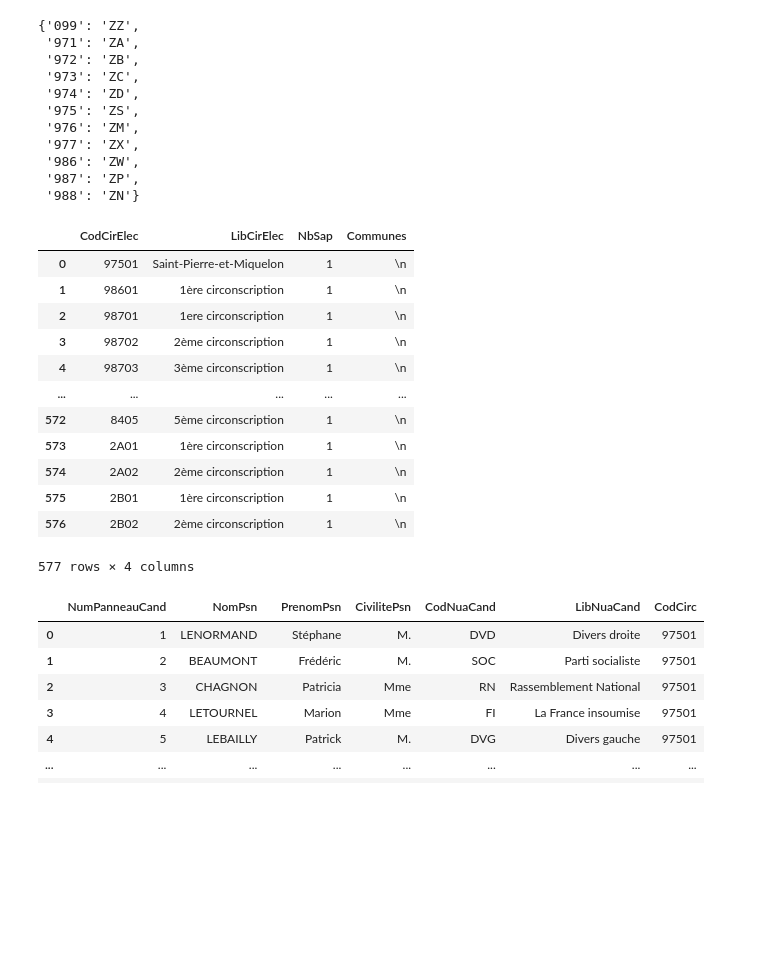
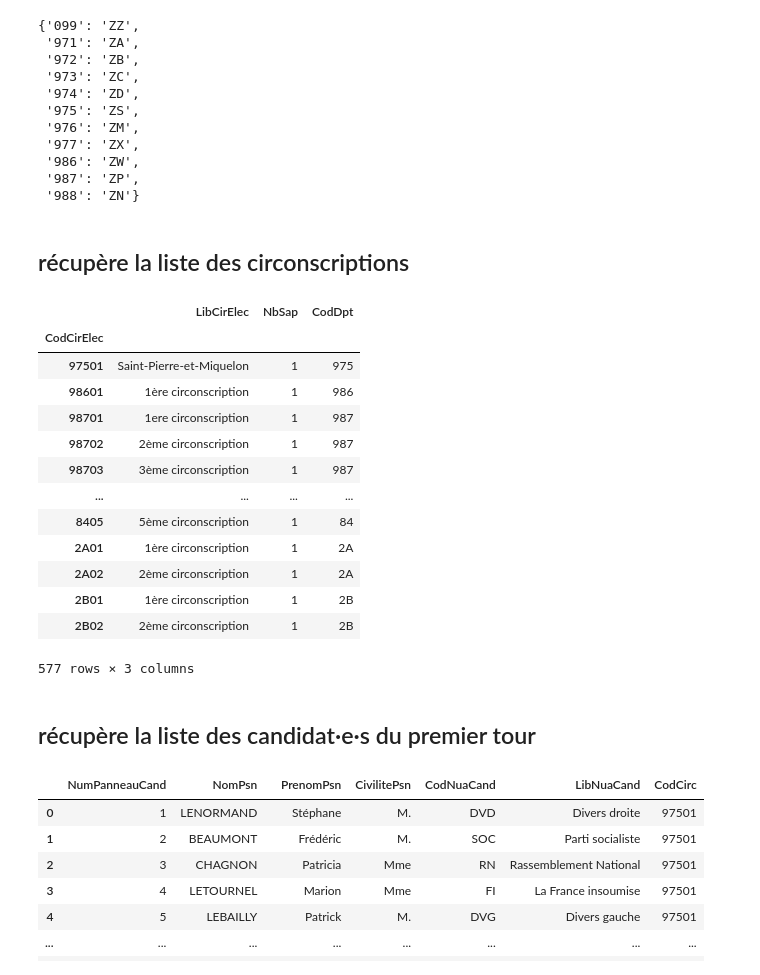
Before and after one commit to taniki/legislatives-2024, a Jupyter notebook: prep_lg2024.ipynb, the cells around one changed output. Saved outputs shown, nothing was run; the diff lists cells and outputs as text; code cells hidden in the pictures; blank space fills up the shorter version.

```diff
--- a/prep_lg2024.ipynb
+++ b/prep_lg2024.ipynb
@@ -42,3 +42,5 @@ mapping_dept
 # )
 
 # candidats_dgfr
+# %% [markdown]
+## récupère la liste des circonscriptions
@@ -45,24 +49,30 @@ mapping_dept
 # %%
 circonscriptions = (
     pd
     .read_xml(
         territoires_url,
         xpath='.//Circonscription'
     )
+    .assign(
+        CodDpt = lambda df: df.CodCirElec.str[:-2]
+    )
+    .set_index('CodCirElec')
+    .drop(['Communes'], axis=1)
 )
 
 circonscriptions
 # %% [output]
-|  | CodCirElec | LibCirElec | NbSap | Communes |
-| 0 | 97501 | Saint-Pierre-et-Miquelon | 1 | \n |
-| 1 | 98601 | 1ère circonscription | 1 | \n |
-| 2 | 98701 | 1ere circonscription | 1 | \n |
-| 3 | 98702 | 2ème circonscription | 1 | \n |
-| 4 | 98703 | 3ème circonscription | 1 | \n |
-| ... | ... | ... | ... | ... |
-| 572 | 8405 | 5ème circonscription | 1 | \n |
-| 573 | 2A01 | 1ère circonscription | 1 | \n |
-| 574 | 2A02 | 2ème circonscription | 1 | \n |
-| 575 | 2B01 | 1ère circonscription | 1 | \n |
-| 576 | 2B02 | 2ème circonscription | 1 | \n |
+|  | LibCirElec | NbSap | CodDpt |
+| CodCirElec |  |  |  |
+| 97501 | Saint-Pierre-et-Miquelon | 1 | 975 |
+| 98601 | 1ère circonscription | 1 | 986 |
+| 98701 | 1ere circonscription | 1 | 987 |
+| 98702 | 2ème circonscription | 1 | 987 |
+| 98703 | 3ème circonscription | 1 | 987 |
+| ... | ... | ... | ... |
+| 8405 | 5ème circonscription | 1 | 84 |
+| 2A01 | 1ère circonscription | 1 | 2A |
+| 2A02 | 2ème circonscription | 1 | 2A |
+| 2B01 | 1ère circonscription | 1 | 2B |
+| 2B02 | 2ème circonscription | 1 | 2B |
-577 rows × 4 columns
+577 rows × 3 columns
@@ -69,3 +81,5 @@ circonscriptions
+# %% [markdown]
+## récupère la liste des candidat·e·s du premier tour
 # %%
 def get_candidats_t1(circonscription):
     dept = circonscription[:-2]
```
Also changed, not shown: parts of 11 cells of this notebook, 1 other file.
